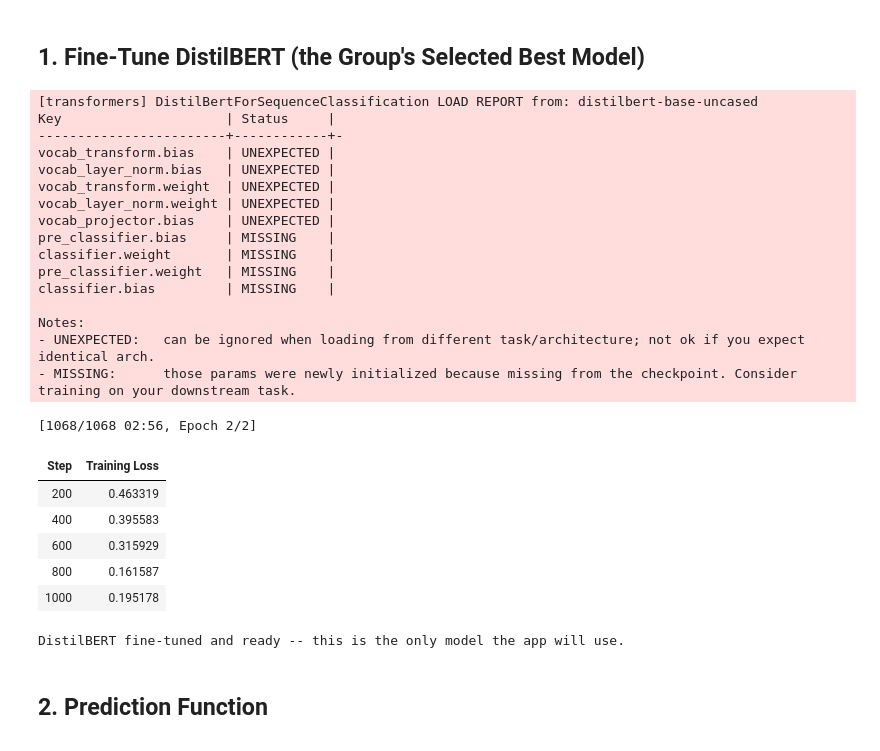
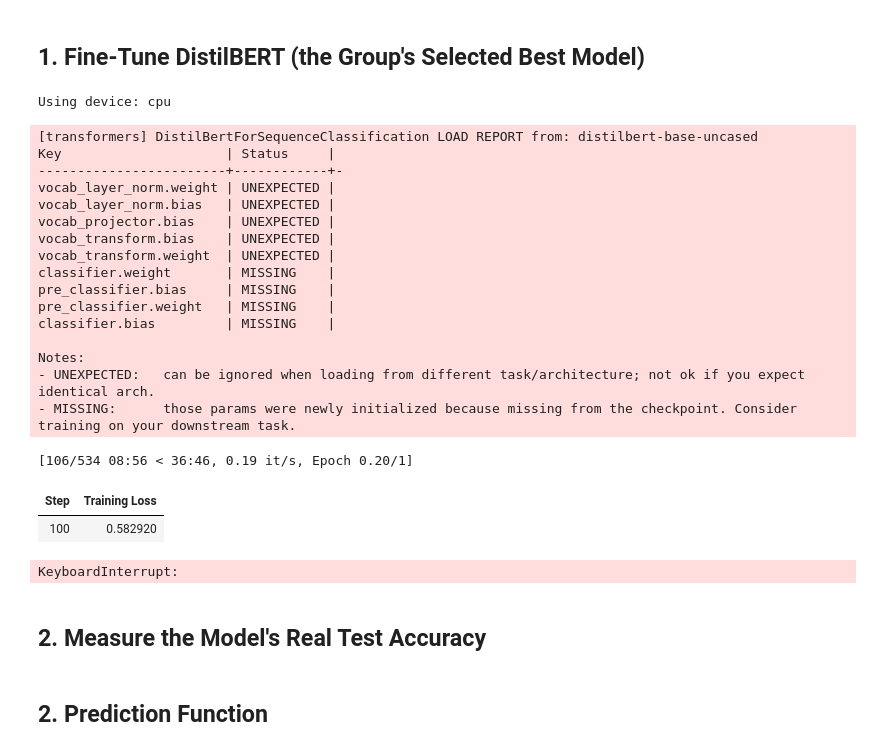
Before and after one commit to IT25101779/AI-Project-20, a Jupyter notebook: TomatoSense_WebApp.ipynb, the cells around one changed output. Drawn from its saved outputs; the diff is of its cells as text; code cells hidden in the pictures.

```diff
--- a/TomatoSense_WebApp.ipynb
+++ b/TomatoSense_WebApp.ipynb
@@ -4,13 +4,17 @@
 # %% [markdown]
 ## 0. Setup
 # %%
-!pip install -q datasets transformers torch flask pyngrok
+!pip install -q datasets transformers torch flask pyngrok accelerate
 
 import torch
 import numpy as np
 from datasets import load_dataset
+from sklearn.metrics import accuracy_score, f1_score
 from transformers import AutoTokenizer, AutoModelForSequenceClassification, TrainingArguments, Trainer
 
+device = "cuda" if torch.cuda.is_available() else "cpu"
+print("Running on:", device)
+
 ds = load_dataset("cornell-movie-review-data/rotten_tomatoes")
-print("Dataset loaded:", ds)
+print({k: len(v) for k, v in ds.items()})
 # %% [output]
@@ -33,48 +25,53 @@ Dataset loaded: DatasetDict({
 # %%
 model_name = "distilbert-base-uncased"
 tokenizer = AutoTokenizer.from_pretrained(model_name)
 
 def tokenize(batch):
     return tokenizer(batch["text"], padding="max_length", truncation=True, max_length=64)
 
 train_tok = ds["train"].map(tokenize, batched=True)
+test_tok  = ds["test"].map(tokenize, batched=True)
 
 distilbert_model = AutoModelForSequenceClassification.from_pretrained(model_name, num_labels=2)
 
 training_args = TrainingArguments(
     output_dir="./webapp_model",
-    num_train_epochs=2,
+    num_train_epochs=1,
     per_device_train_batch_size=16,
-    logging_steps=200,
+    per_device_eval_batch_size=32,
+    learning_rate=1.5e-5,
+    weight_decay=0.2,
+    logging_steps=100,
+    save_strategy="no",
     report_to="none",
 )
 trainer = Trainer(model=distilbert_model, args=training_args, train_dataset=train_tok)
 trainer.train()
 
+distilbert_model.to(device)
 distilbert_model.eval()
-print("DistilBERT fine-tuned and ready -- this is the only model the app will use.")
+print("DistilBERT fine-tuned and ready.")
 # %% [output]
-[transformers] DistilBertForSequenceClassification LOAD REPORT from: distilbert-base-uncased
-Key                     | Status     |
-------------------------+------------+-
-vocab_transform.bias    | UNEXPECTED |
-vocab_layer_norm.bias   | UNEXPECTED |
-vocab_transform.weight  | UNEXPECTED |
-vocab_layer_norm.weight | UNEXPECTED |
-vocab_projector.bias    | UNEXPECTED |
-pre_classifier.bias     | MISSING    |
-classifier.weight       | MISSING    |
-pre_classifier.weight   | MISSING    |
-classifier.bias         | MISSING    |
-
-Notes:
-- UNEXPECTED:   can be ignored when loading from different task/architecture; not ok if you expect identical arch.
-- MISSING:      those params were newly initialized because missing from the checkpoint. Consider training on your downstream task.
+Using device: cpu
-[1068/1068 02:56, Epoch 2/2]
+[transformers] DistilBertForSequenceClassification LOAD REPORT from: distilbert-base-uncased
+Key                     | Status     |
+------------------------+------------+-
+vocab_layer_norm.weight | UNEXPECTED |
+vocab_layer_norm.bias   | UNEXPECTED |
+vocab_projector.bias    | UNEXPECTED |
+vocab_transform.bias    | UNEXPECTED |
+vocab_transform.weight  | UNEXPECTED |
+classifier.weight       | MISSING    |
+pre_classifier.bias     | MISSING    |
+pre_classifier.weight   | MISSING    |
+classifier.bias         | MISSING    |
+
+Notes:
+- UNEXPECTED:   can be ignored when loading from different task/architecture; not ok if you expect identical arch.
+- MISSING:      those params were newly initialized because missing from the checkpoint. Consider training on your downstream task.
+[106/534 08:56 < 36:46, 0.19 it/s, Epoch 0.20/1]
 | Step | Training Loss |
-| 200 | 0.463319 |
-| 400 | 0.395583 |
-| 600 | 0.315929 |
-| 800 | 0.161587 |
-| 1000 | 0.195178 |
+| 100 | 0.582920 |
-DistilBERT fine-tuned and ready -- this is the only model the app will use.
+KeyboardInterrupt:
+# %% [markdown]
+## 2. Measure the Model's Real Test Accuracy
```
Also changed, not shown: parts of 5 cells of this notebook, 4 other files.
